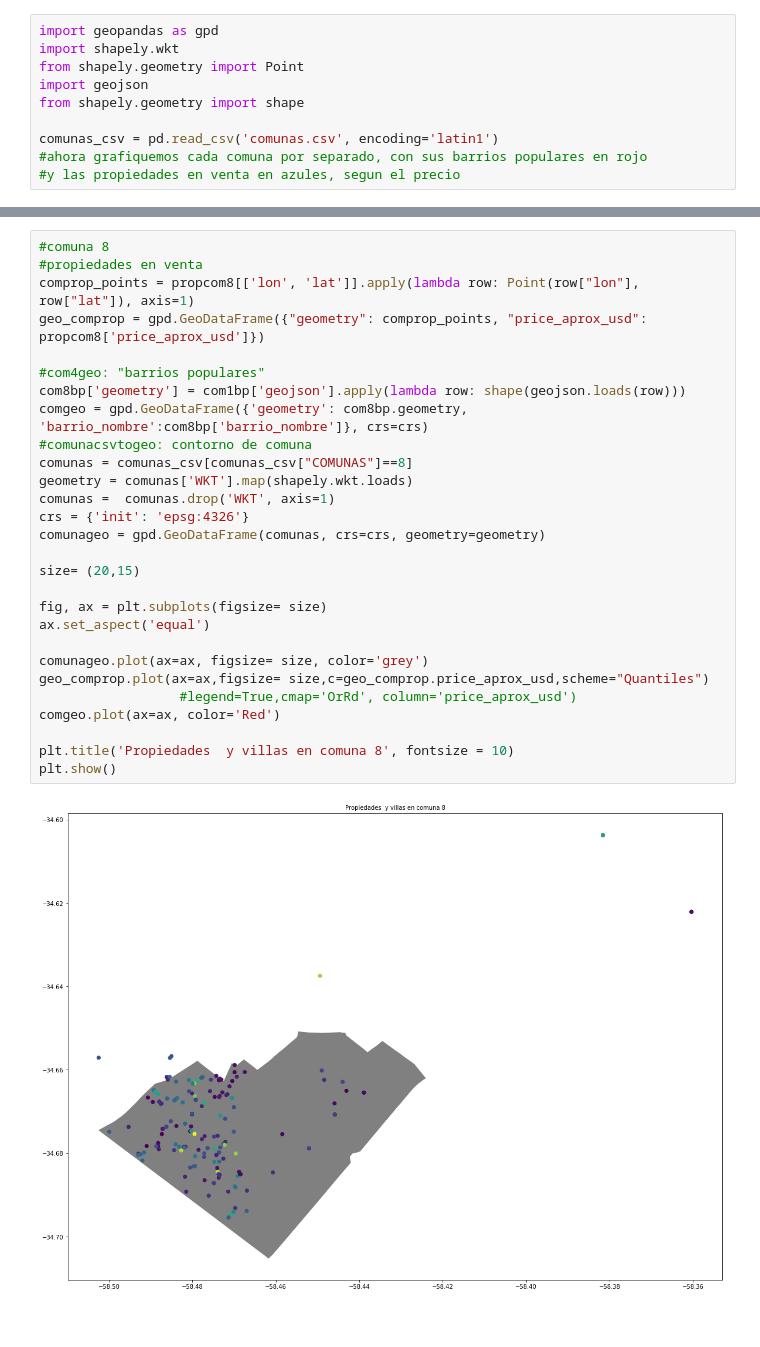
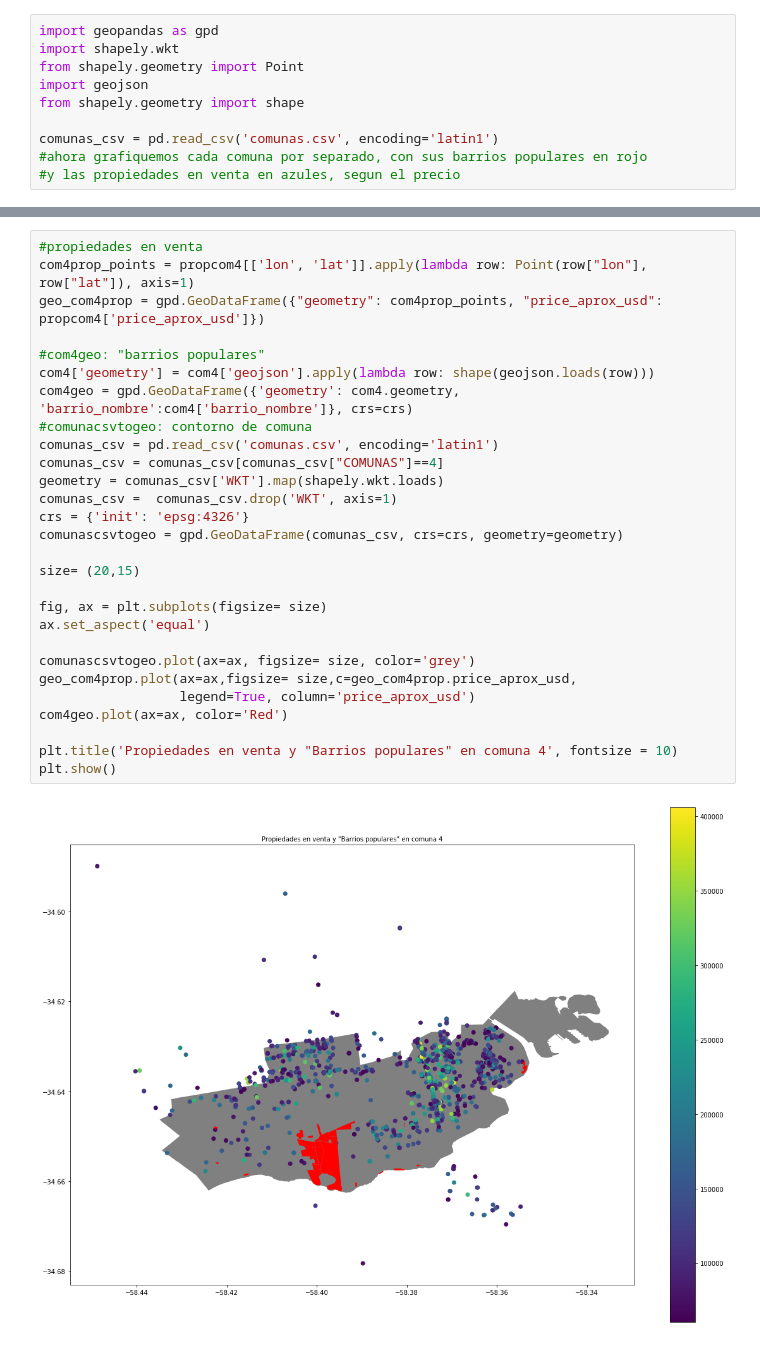
Before and after one commit to jazminferreiro-zz/orgaTP1, a Jupyter notebook: analisisexploratorio-tpDatos.ipynb, the cells around one changed output, grey strips where cells are left out. Drawn from its saved outputs; the diff is of its cells as text.

```diff
--- a/analisisexploratorio-tpDatos.ipynb
+++ b/analisisexploratorio-tpDatos.ipynb
@@ -609,31 +751,31 @@ plt.show()
 # %%
-#comuna 8
 #propiedades en venta
-comprop_points = propcom8[['lon', 'lat']].apply(lambda row: Point(row["lon"], row["lat"]), axis=1)
-geo_comprop = gpd.GeoDataFrame({"geometry": comprop_points, "price_aprox_usd": propcom8['price_aprox_usd']})
+com4prop_points = propcom4[['lon', 'lat']].apply(lambda row: Point(row["lon"], row["lat"]), axis=1)
+geo_com4prop = gpd.GeoDataFrame({"geometry": com4prop_points, "price_aprox_usd": propcom4['price_aprox_usd']})
 
 #com4geo: "barrios populares"
-com8bp['geometry'] = com1bp['geojson'].apply(lambda row: shape(geojson.loads(row)))
-comgeo = gpd.GeoDataFrame({'geometry': com8bp.geometry, 'barrio_nombre':com8bp['barrio_nombre']}, crs=crs)
+com4['geometry'] = com4['geojson'].apply(lambda row: shape(geojson.loads(row)))
+com4geo = gpd.GeoDataFrame({'geometry': com4.geometry, 'barrio_nombre':com4['barrio_nombre']}, crs=crs)
 #comunacsvtogeo: contorno de comuna
-comunas = comunas_csv[comunas_csv["COMUNAS"]==8]
-geometry = comunas['WKT'].map(shapely.wkt.loads)
-comunas =  comunas.drop('WKT', axis=1)
+comunas_csv = pd.read_csv('comunas.csv', encoding='latin1')
+comunas_csv = comunas_csv[comunas_csv["COMUNAS"]==4]
+geometry = comunas_csv['WKT'].map(shapely.wkt.loads)
+comunas_csv =  comunas_csv.drop('WKT', axis=1)
 crs = {'init': 'epsg:4326'}
-comunageo = gpd.GeoDataFrame(comunas, crs=crs, geometry=geometry)
+comunascsvtogeo = gpd.GeoDataFrame(comunas_csv, crs=crs, geometry=geometry)
 
 size= (20,15)
 
 fig, ax = plt.subplots(figsize= size)
 ax.set_aspect('equal')
 
-comunageo.plot(ax=ax, figsize= size, color='grey')
-geo_comprop.plot(ax=ax,figsize= size,c=geo_comprop.price_aprox_usd,scheme="Quantiles")
-                  #legend=True,cmap='OrRd', column='price_aprox_usd')
-comgeo.plot(ax=ax, color='Red')
+comunascsvtogeo.plot(ax=ax, figsize= size, color='grey')
+geo_com4prop.plot(ax=ax,figsize= size,c=geo_com4prop.price_aprox_usd,
+                  legend=True, column='price_aprox_usd')
+com4geo.plot(ax=ax, color='Red')
 
-plt.title('Propiedades  y villas en comuna 8', fontsize = 10)
+plt.title('Propiedades en venta y "Barrios populares" en comuna 4', fontsize = 10)
 plt.show()
 # %% [output]
-[figure, old version]
+[figure, new version]
 # %%
```
Also changed, not shown: parts of 23 cells of this notebook.
